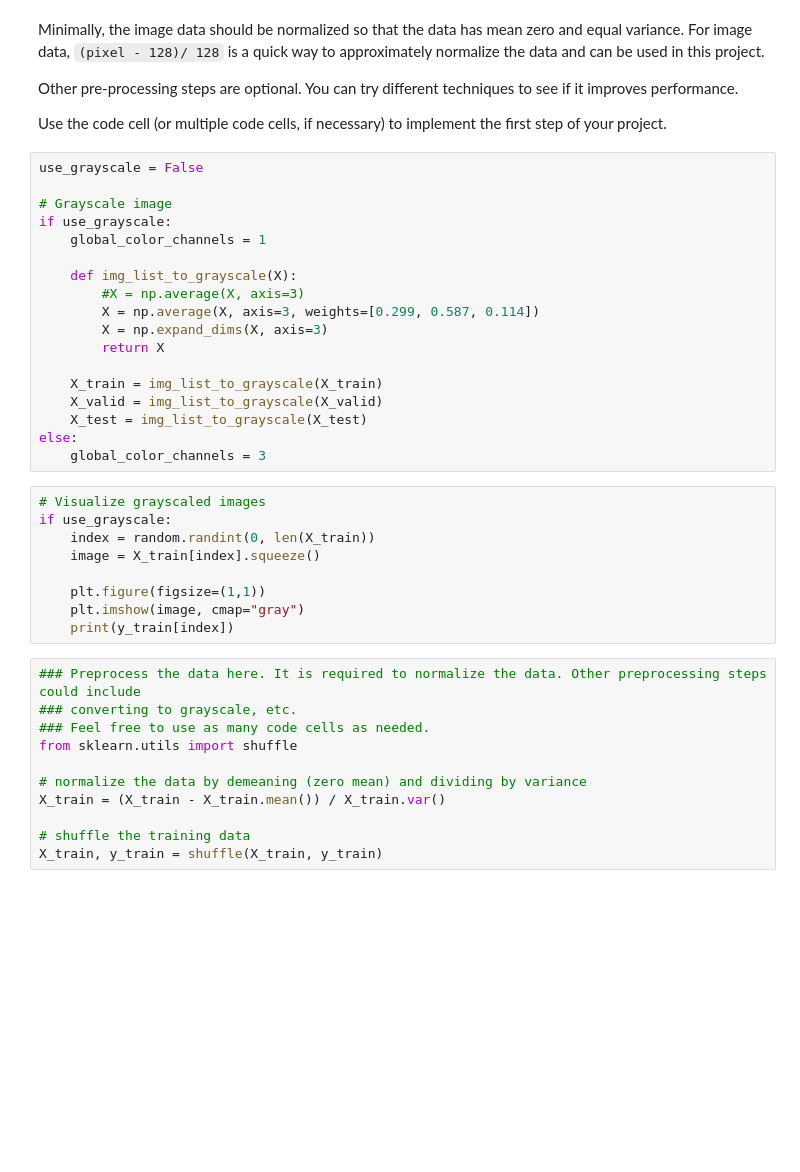
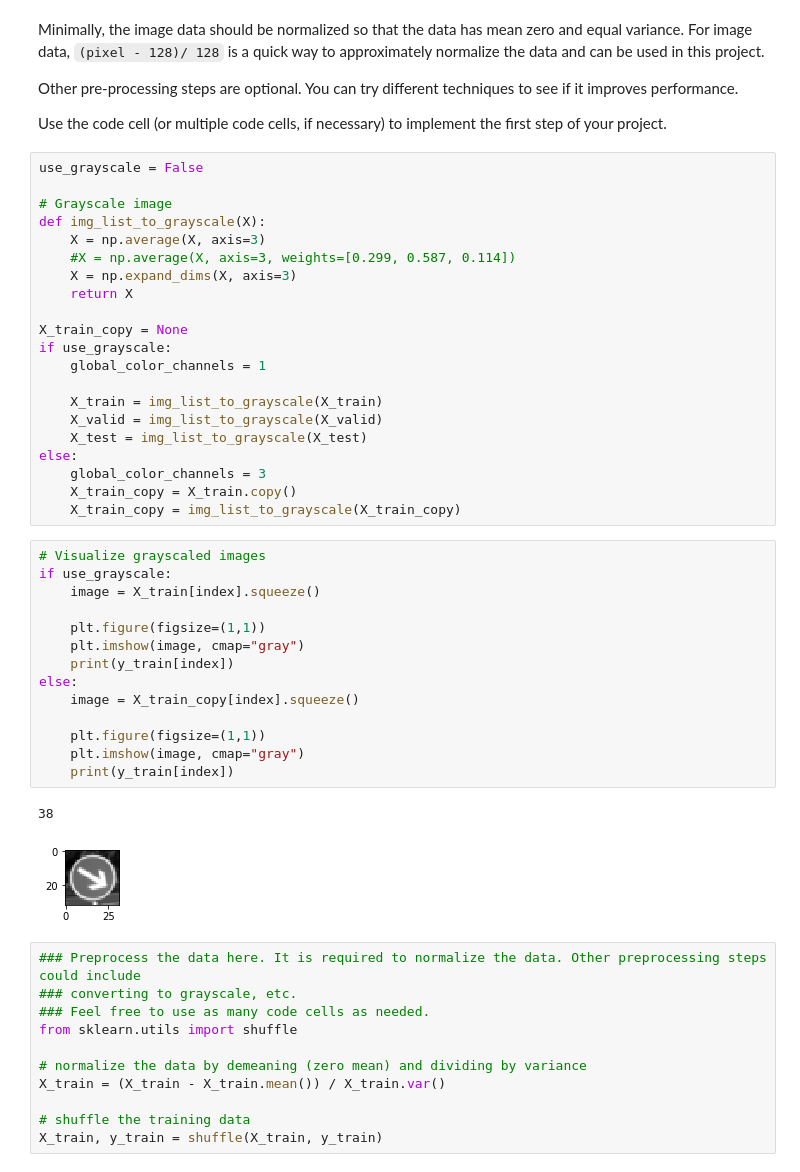
Before and after one commit to toonday/CarND-Traffic-Sign-Classifier-Project, a Jupyter notebook: Traffic_Sign_Classifier.ipynb, the cells around one changed output. Drawn from its saved outputs; the diff is of its cells as text; blank space fills up the shorter version.

```diff
--- a/Traffic_Sign_Classifier.ipynb
+++ b/Traffic_Sign_Classifier.ipynb
@@ -142,29 +156,40 @@ Use the code cell (or multiple code cells, if necessary) to implement the first
 use_grayscale = False
 
 # Grayscale image
+def img_list_to_grayscale(X):
+    X = np.average(X, axis=3)
+    #X = np.average(X, axis=3, weights=[0.299, 0.587, 0.114])
+    X = np.expand_dims(X, axis=3)
+    return X
+
+X_train_copy = None
 if use_grayscale:
     global_color_channels = 1
-
-    def img_list_to_grayscale(X):
-        #X = np.average(X, axis=3)
-        X = np.average(X, axis=3, weights=[0.299, 0.587, 0.114])
-        X = np.expand_dims(X, axis=3)
-        return X
 
     X_train = img_list_to_grayscale(X_train)
     X_valid = img_list_to_grayscale(X_valid)
     X_test = img_list_to_grayscale(X_test)
 else:
     global_color_channels = 3
+    X_train_copy = X_train.copy()
+    X_train_copy = img_list_to_grayscale(X_train_copy)
 # %%
 # Visualize grayscaled images
 if use_grayscale:
-    index = random.randint(0, len(X_train))
     image = X_train[index].squeeze()
 
     plt.figure(figsize=(1,1))
     plt.imshow(image, cmap="gray")
     print(y_train[index])
+else:
+    image = X_train_copy[index].squeeze()
+
+    plt.figure(figsize=(1,1))
+    plt.imshow(image, cmap="gray")
+    print(y_train[index])
+# %% [output]
+38
+[figure, added]
 # %%
 ### Preprocess the data here. It is required to normalize the data. Other preprocessing steps could include
 ### converting to grayscale, etc.
```
Also changed, not shown: parts of 14 cells of this notebook, 10 other files.
